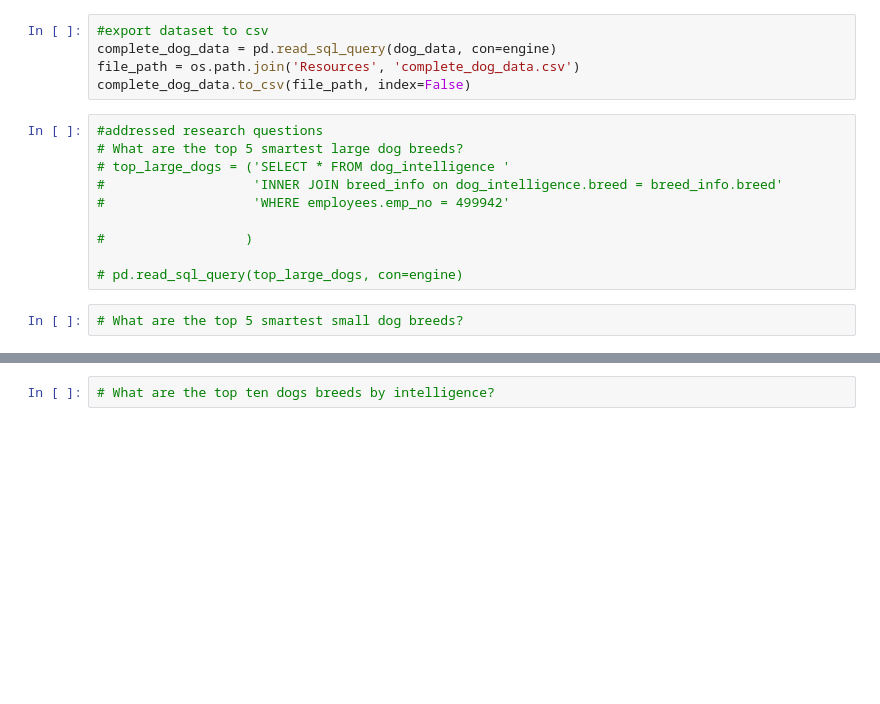
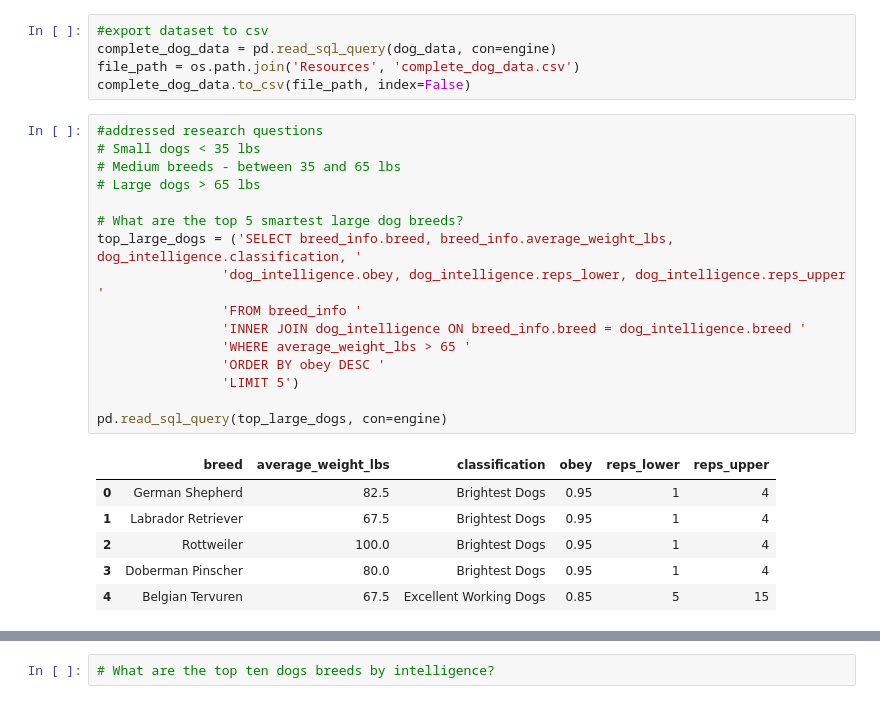
Before and after one commit to alissavokes/ETL-Dog-Intelligence, a Jupyter notebook: data_etl.ipynb, the cells around one changed output, grey strips where cells are left out. Saved outputs shown, nothing was run; the diff lists cells and outputs as text; blank space fills up the shorter version.

Commit message:
queried top large and small dogs

```diff
--- a/data_etl.ipynb
+++ b/data_etl.ipynb
@@ -371,13 +371,24 @@ file_path = os.path.join('Resources', 'complete_dog_data.csv')
 complete_dog_data.to_csv(file_path, index=False)
 # %%
 #addressed research questions
+# Small dogs < 35 lbs
+# Medium breeds - between 35 and 65 lbs
+# Large dogs > 65 lbs
+
 # What are the top 5 smartest large dog breeds?
-# top_large_dogs = ('SELECT * FROM dog_intelligence '
-#                   'INNER JOIN breed_info on dog_intelligence.breed = breed_info.breed'
-#                   'WHERE employees.emp_no = 499942'
+top_large_dogs = ('SELECT breed_info.breed, breed_info.average_weight_lbs, dog_intelligence.classification, '
+                'dog_intelligence.obey, dog_intelligence.reps_lower, dog_intelligence.reps_upper '
+                'FROM breed_info '
+                'INNER JOIN dog_intelligence ON breed_info.breed = dog_intelligence.breed '
+                'WHERE average_weight_lbs > 65 '
+                'ORDER BY obey DESC '
+                'LIMIT 5')
 
-#                  )
-
-# pd.read_sql_query(top_large_dogs, con=engine)
+pd.read_sql_query(top_large_dogs, con=engine)
+# %% [output]
+|  | breed | average_weight_lbs | classification | obey | reps_lower | reps_upper |
+| 0 | German Shepherd | 82.5 | Brightest Dogs | 0.95 | 1 | 4 |
+| 1 | Labrador Retriever | 67.5 | Brightest Dogs | 0.95 | 1 | 4 |
+| 2 | Rottweiler | 100.0 | Brightest Dogs | 0.95 | 1 | 4 |
+| 3 | Doberman Pinscher | 80.0 | Brightest Dogs | 0.95 | 1 | 4 |
+| 4 | Belgian Tervuren | 67.5 | Excellent Working Dogs | 0.85 | 5 | 15 |
-# %%
-# What are the top 5 smartest small dog breeds?
```
Also changed, not shown: parts of 2 cells of this notebook.
